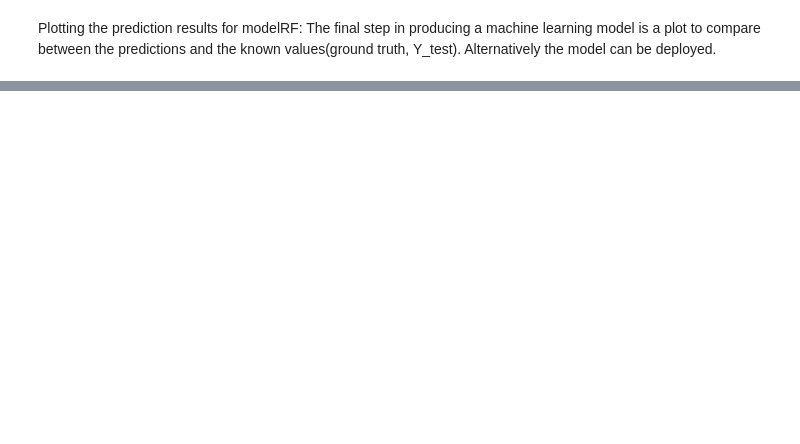
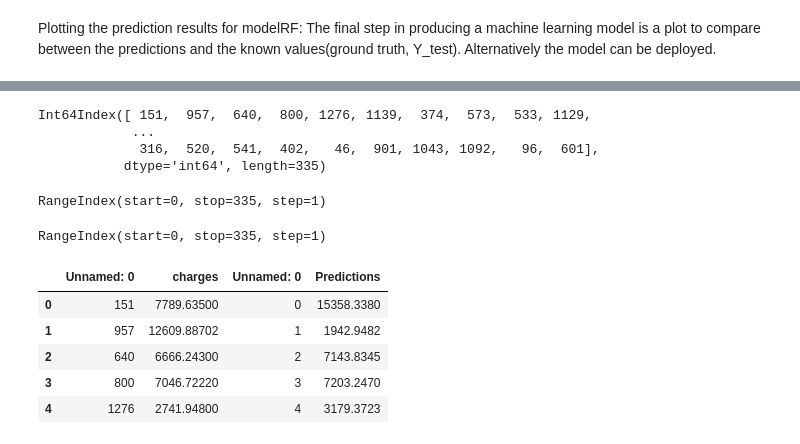
Before and after one commit to albMuniz1/DS-and-analytics, a Jupyter notebook: Medical Cost Predictions.ipynb, the cells around one changed output, grey strips where cells are left out. Cells and saved outputs as stored; diff of their text form; code cells hidden in the pictures; blank space fills up the shorter version.

```diff
--- a/Medical Cost Predictions.ipynb
+++ b/Medical Cost Predictions.ipynb
@@ -325,0 +356,7 @@ plt.show()
+# %%
+Actual.index
+# %% [output]
+Int64Index([ 151,  957,  640,  800, 1276, 1139,  374,  573,  533, 1129,
+            ...
+             316,  520,  541,  402,   46,  901, 1043, 1092,   96,  601],
+           dtype='int64', length=335)
@@ -325,0 +372,20 @@ plt.show()
+# %%
+model_predictions_mod.index
+# %% [output]
+RangeIndex(start=0, stop=335, step=1)
+# %%
+Actual_mod.index
+# %% [output]
+RangeIndex(start=0, stop=335, step=1)
+# %%
+# Place the DataFrames side by side by using concat function
+horizontal_stack = pd.concat([Actual_mod, model_predictions_mod], axis=1)
+# %%
+horizontal_stack.head()
+# %% [output]
+|  | Unnamed: 0 | charges | Unnamed: 0 | Predictions |
+| 0 | 151 | 7789.63500 | 0 | 15358.3380 |
+| 1 | 957 | 12609.88702 | 1 | 1942.9482 |
+| 2 | 640 | 6666.24300 | 2 | 7143.8345 |
+| 3 | 800 | 7046.72220 | 3 | 7203.2470 |
+| 4 | 1276 | 2741.94800 | 4 | 3179.3723 |
```
Also changed, not shown: parts of 20 cells of this notebook.
